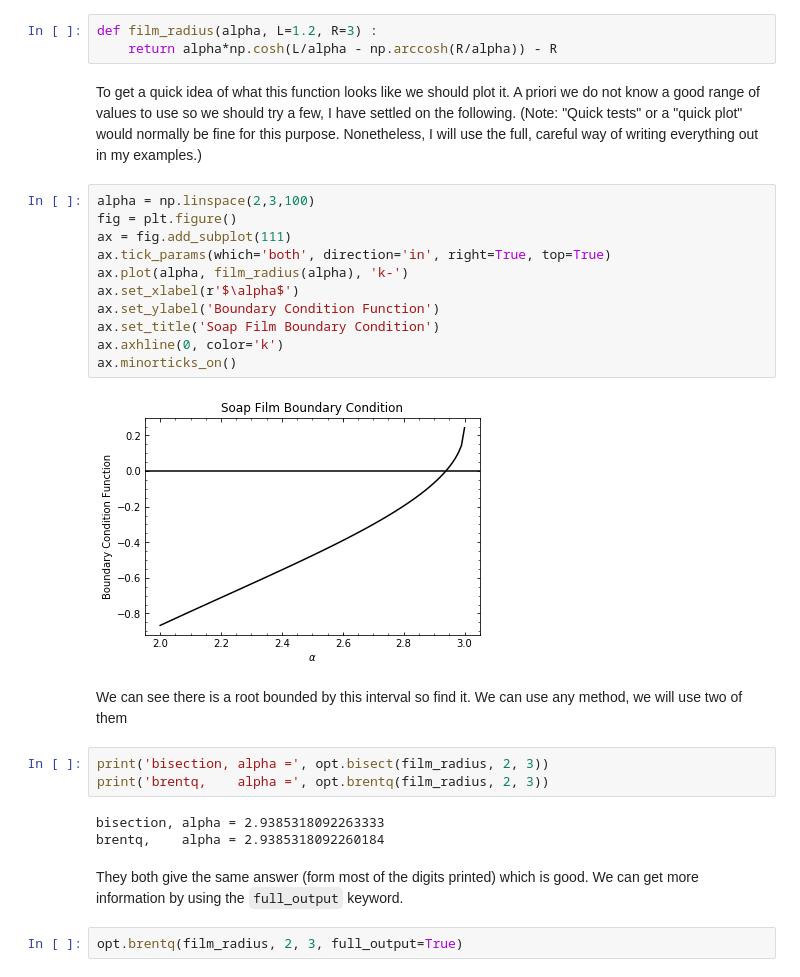
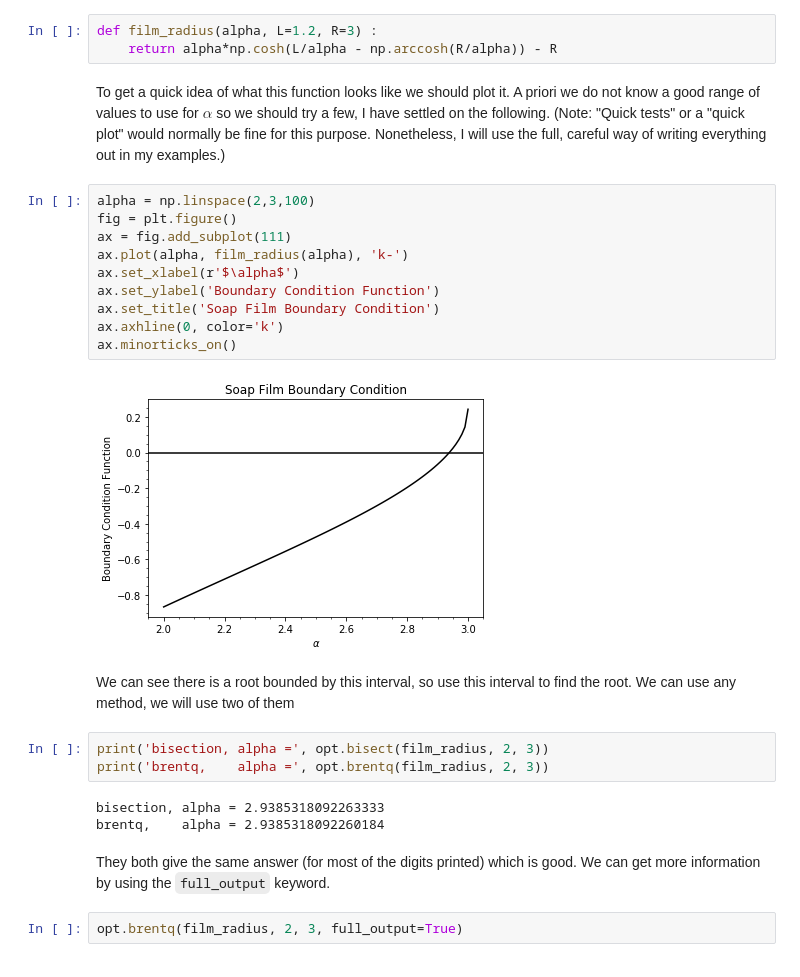
Before and after one commit to cwru-phys-250/p250-spring-2019, a Jupyter notebook: examples/Root_Finding.ipynb, the cells around one changed output. Cells and saved outputs as stored; diff of their text form.

Commit message:
Example of root finding using a soap film.

```diff
--- a/examples/Root_Finding.ipynb
+++ b/examples/Root_Finding.ipynb
@@ -45,22 +47,21 @@ To set up for a solution we begin by defining a function (see the prelab for mor
 def film_radius(alpha, L=1.2, R=3) :
     return alpha*np.cosh(L/alpha - np.arccosh(R/alpha)) - R
 # %% [markdown]
-To get a quick idea of what this function looks like we should plot it.  A priori we do not know a good range of values to use so we should try a few, I have settled on the following. (Note: "Quick tests" or a "quick plot" would normally be fine for this purpose.  Nonetheless, I will use the full, careful way of writing everything out in my examples.)
+To get a quick idea of what this function looks like we should plot it.  A priori we do not know a good range of values to use for $\alpha$ so we should try a few, I have settled on the following. (Note: "Quick tests" or a "quick plot" would normally be fine for this purpose.  Nonetheless, I will use the full, careful way of writing everything out in my examples.)
 # %%
 alpha = np.linspace(2,3,100)
 fig = plt.figure()
 ax = fig.add_subplot(111)
-ax.tick_params(which='both', direction='in', right=True, top=True)
 ax.plot(alpha, film_radius(alpha), 'k-')
 ax.set_xlabel(r'$\alpha$')
 ax.set_ylabel('Boundary Condition Function')
 ax.set_title('Soap Film Boundary Condition')
 ax.axhline(0, color='k')
 ax.minorticks_on()
 # %% [output]
-[figure, old version]
+[figure, new version]
 # %% [markdown]
-We can see there is a root bounded by this interval so find it.  We can use any method, we will use two of them
+We can see there is a root bounded by this interval, so use this interval to find the root.  We can use any method, we will use two of them
 # %%
 print('bisection, alpha =', opt.bisect(film_radius, 2, 3))
 print('brentq,    alpha =', opt.brentq(film_radius, 2, 3))
@@ -68,7 +69,7 @@ print('brentq,    alpha =', opt.brentq(film_radius, 2, 3))
 bisection, alpha = 2.9385318092263333
 brentq,    alpha = 2.9385318092260184
 # %% [markdown]
-They both give the same answer (form most of the digits printed) which is good.  We can get more information by using the `full_output` keyword.
+They both give the same answer (for most of the digits printed) which is good.  We can get more information by using the `full_output` keyword.
 # %%
 opt.brentq(film_radius, 2, 3, full_output=True)
 # %% [output]
```
Also changed, not shown: parts of 7 cells of this notebook.
